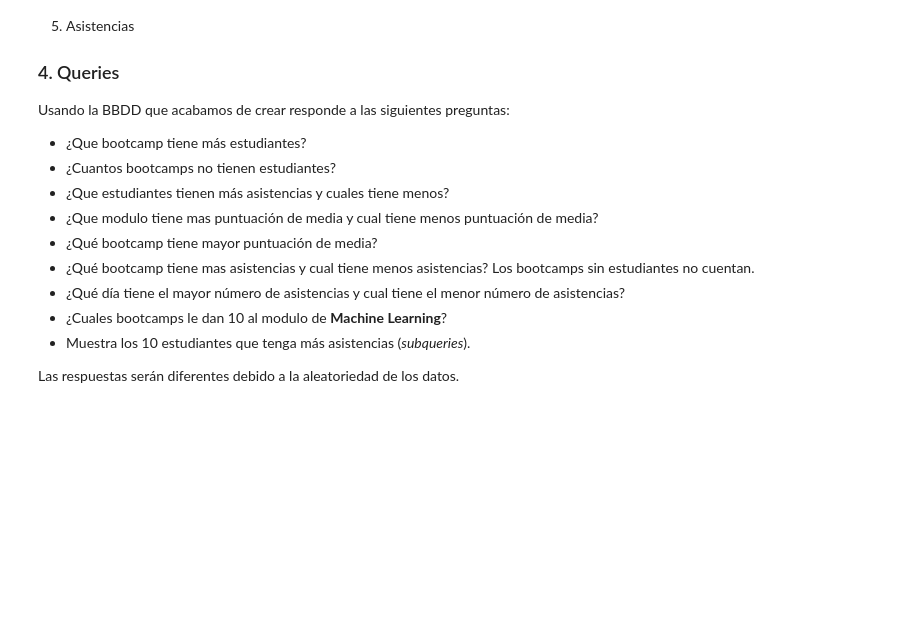
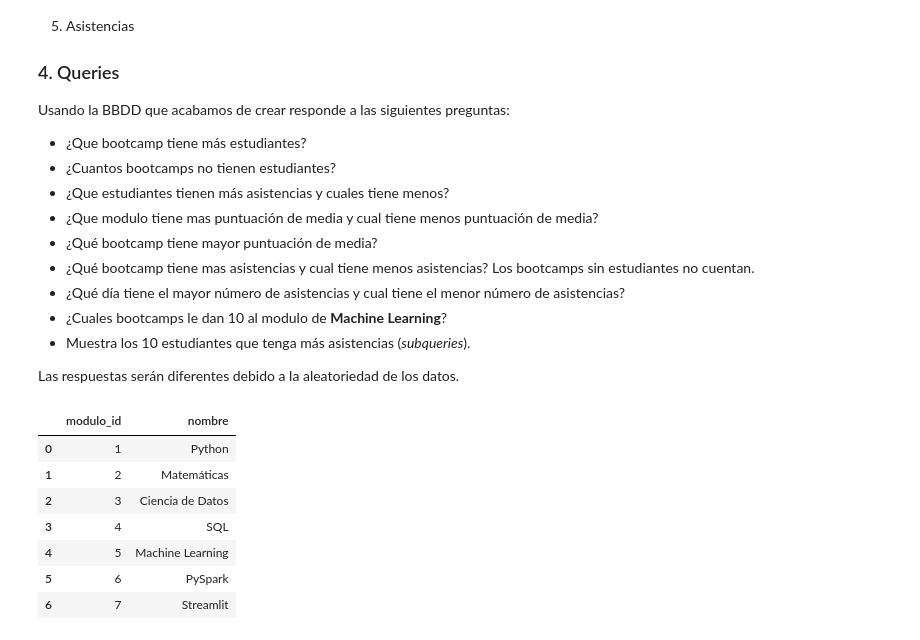
Before and after one commit to CaroliCosas/Bootcamp_Data_Science, a Jupyter notebook: 01. Notebooks Ejercicios/02.ejercicio_bootcamps.ipynb, the cells around one changed output. Cells and saved outputs as stored; diff of their text form; code cells hidden in the pictures; blank space fills up the shorter version.

```diff
--- a/01. Notebooks Ejercicios/02.ejercicio_bootcamps.ipynb
+++ b/01. Notebooks Ejercicios/02.ejercicio_bootcamps.ipynb
@@ -194,0 +193,24 @@ connection.close()
+# %%
+# Ejercicio 2 - generar datos ficticios
+import pandas as pd
+import random
+import datetime
+
+# tabla modulos: crear datos
+modulos = ['Python', 'Matemáticas', 'Ciencia de Datos', 'SQL', 'Machine Learning', 'PySpark', 'Streamlit']
+
+df_modulos = pd.DataFrame(modulos, columns=['nombre'])
+
+# generar columna modulo_id
+df_modulos = df_modulos.reset_index().rename({'index': 'modulo_id'}, axis=1)
+df_modulos['modulo_id'] = df_modulos['modulo_id'] + 1
+df_modulos
+# %% [output]
+|  | modulo_id | nombre |
+| 0 | 1 | Python |
+| 1 | 2 | Matemáticas |
+| 2 | 3 | Ciencia de Datos |
+| 3 | 4 | SQL |
+| 4 | 5 | Machine Learning |
+| 5 | 6 | PySpark |
+| 6 | 7 | Streamlit |
```
Also changed, not shown: parts of 3 cells of this notebook.
